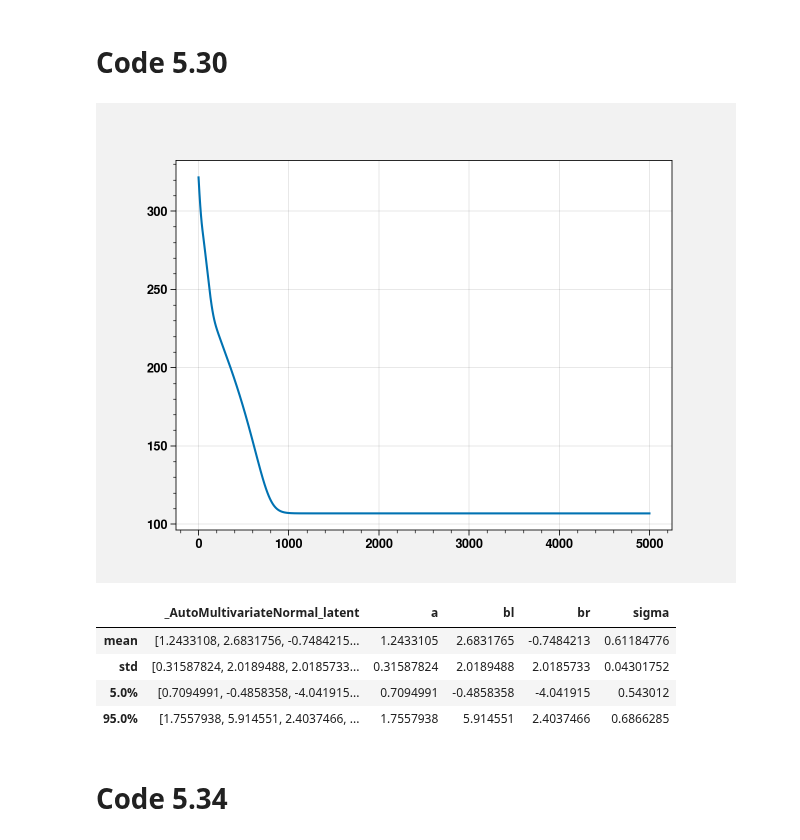
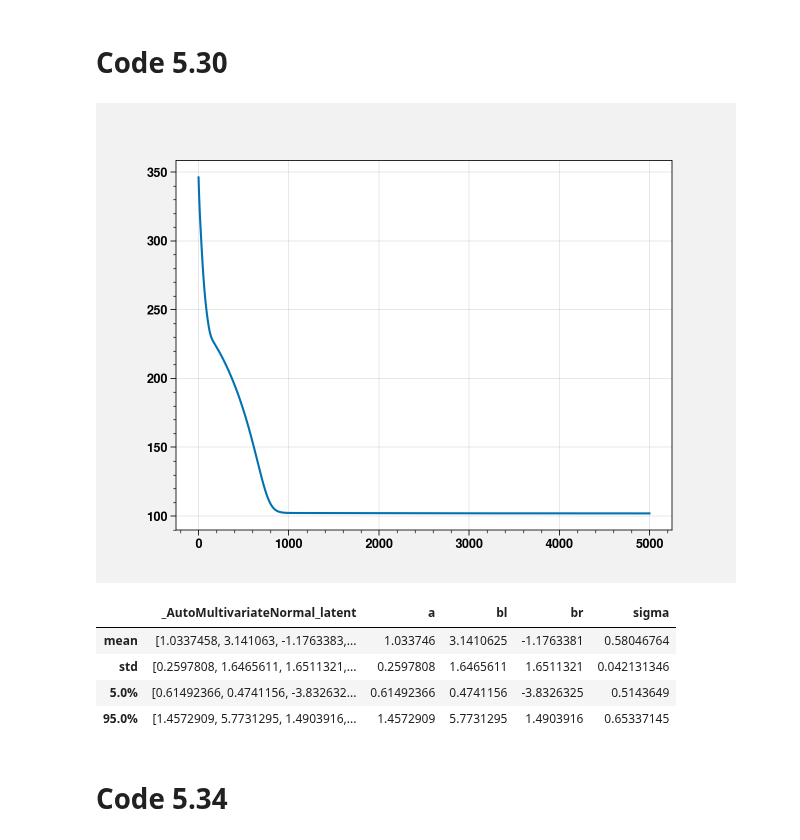
Before and after one commit to saketkc/pyro-rethinking, a Jupyter notebook: Chapters/05_Chapter05.ipynb, the cells around one changed output. Saved outputs shown, nothing was run; the diff lists cells and outputs as text; code cells hidden in the pictures.

```diff
--- a/Chapters/05_Chapter05.ipynb
+++ b/Chapters/05_Chapter05.ipynb
@@ -633,7 +633,7 @@ tensor([55.1600, 64.5400, 64.5400, 67.6400, 68.8500, 58.8500, 61.6900, 60.3200,
         69.9700, 70.4100, 73.4000, 67.5300, 71.2600, 72.6000, 70.2400, 76.3000,
         75.4900])
 # %%
-def model(x, y):
+"""def model(x, y):
     a = pyro.sample("a", dist.Normal(tensor(0.), tensor(100.)))
     bn = pyro.sample("bn", dist.Normal(tensor(0.), tensor(1.)))
     mu = a + bn * x
@@ -657,5 +657,5 @@ losses = [svi.step(neocortex_perc, kcal_per_g) for t in range(num_steps)]
 plt.plot(losses)
 
 laplace_guide = guide.laplace_approximation(neocortex_perc, kcal_per_g)
-pred = pyro.infer.Predictive(laplace_guide, num_samples=1000)
+pred = pyro.infer.Predictive(laplace_guide, num_samples=1000)"""
 # %% [output]
@@ -828,40 +821,41 @@ Name: leg_left, Length: 100, dtype: object
 # %%
 def model58(ll, lr):
   a = pyro.sample("a", dist.Normal(tensor(10.), tensor(100.)))
   bl = pyro.sample("bl", dist.Normal(tensor(2.), tensor(10.)))
   br = pyro.sample("br", dist.Normal(tensor(2.), tensor(10.)))
   sigma = pyro.sample("sigma", dist.Uniform(tensor(0.), tensor(10.)))
 
   mu = a + bl*ll + br*lr
-  height = pyro.sample("height", dist.Normal(mu, sigma))
-  return height
+  with pyro.plate("height"):
+    pyro.sample("height", dist.Normal(mu, sigma))
+  #return height
 
 
 conditioned58 = pyro.condition(model58, data={"height": tensor(height, dtype=torch.float)})
 guide58 = pyro.infer.autoguide.AutoLaplaceApproximation(conditioned58)
 pyro.clear_param_store()
 
 svi = pyro.infer.SVI(model=conditioned58,
                      guide=guide58,
                      optim=pyro.optim.Adam({"lr": 0.01}),
                      loss=pyro.infer.Trace_ELBO())
 num_steps = 5000
 losses = [svi.step(tensor(leg_left, dtype=torch.float), tensor(leg_right, dtype=torch.float)) for t in range(num_steps)]
 plt.plot(losses)
 
 laplace_guide58 = guide58.laplace_approximation(tensor(leg_left, dtype=torch.float), tensor(leg_right, dtype=torch.float))
 pred58 = pyro.infer.Predictive(laplace_guide58, num_samples=1000)
 precis58 = summary(pred58.get_samples())
 # %% [output]
-[figure, old version]
+[figure, new version]
 # %%
 precis58
 # %% [output]
 |  | _AutoMultivariateNormal_latent | a | bl | br | sigma |
-| mean | [1.2433108, 2.6831756, -0.7484215... | 1.2433105 | 2.6831765 | -0.7484213 | 0.61184776 |
-| std | [0.31587824, 2.0189488, 2.0185733... | 0.31587824 | 2.0189488 | 2.0185733 | 0.04301752 |
-| 5.0% | [0.7094991, -0.4858358, -4.041915... | 0.7094991 | -0.4858358 | -4.041915 | 0.543012 |
-| 95.0% | [1.7557938, 5.914551, 2.4037466, ... | 1.7557938 | 5.914551 | 2.4037466 | 0.6866285 |
+| mean | [1.0337458, 3.141063, -1.1763383,... | 1.033746 | 3.1410625 | -1.1763381 | 0.58046764 |
+| std | [0.2597808, 1.6465611, 1.6511321,... | 0.2597808 | 1.6465611 | 1.6511321 | 0.042131346 |
+| 5.0% | [0.61492366, 0.4741156, -3.832632... | 0.61492366 | 0.4741156 | -3.8326325 | 0.5143649 |
+| 95.0% | [1.4572909, 5.7731295, 1.4903916,... | 1.4572909 | 5.7731295 | 1.4903916 | 0.65337145 |
 # %% [markdown]
 # Code 5.34
 # %%
```
Also changed, not shown: parts of 10 cells of this notebook.
